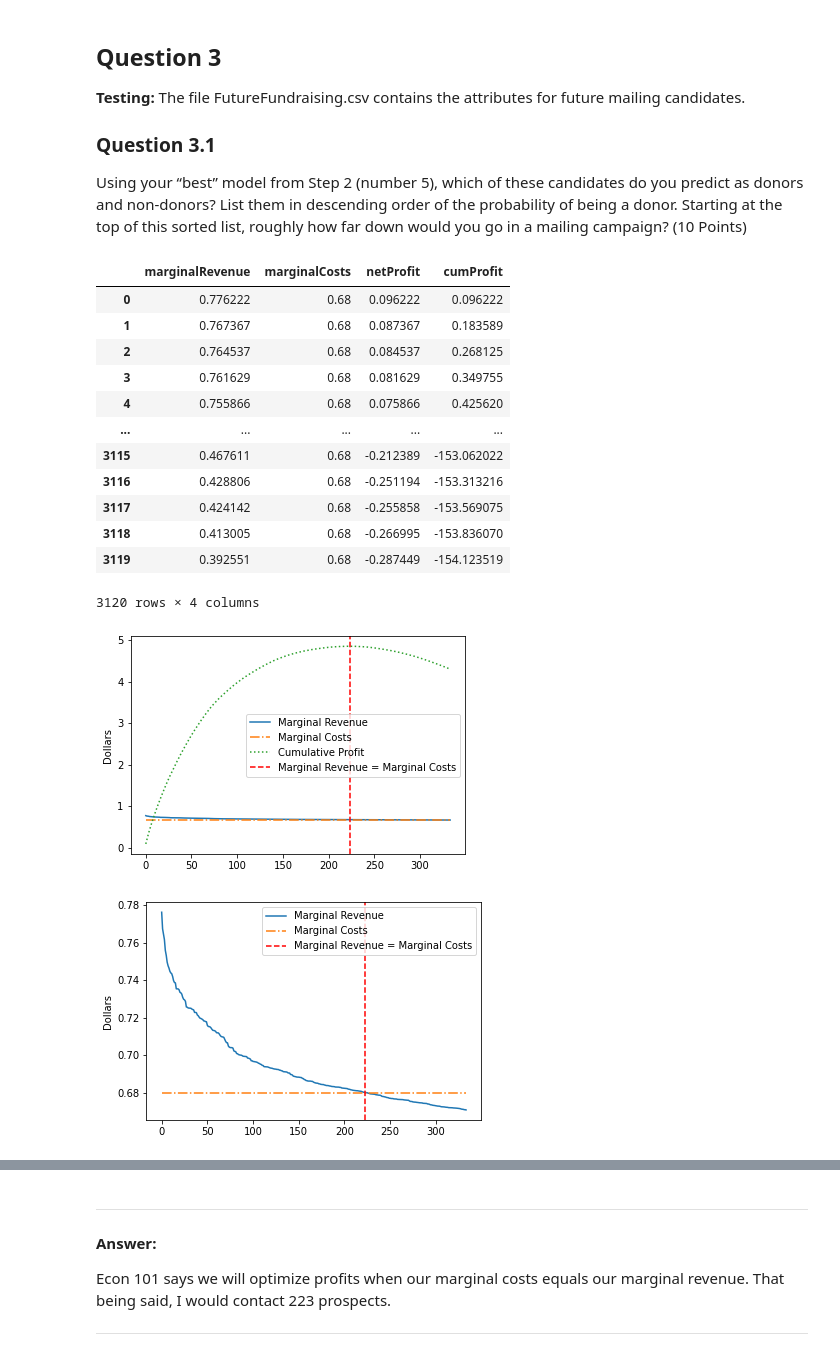
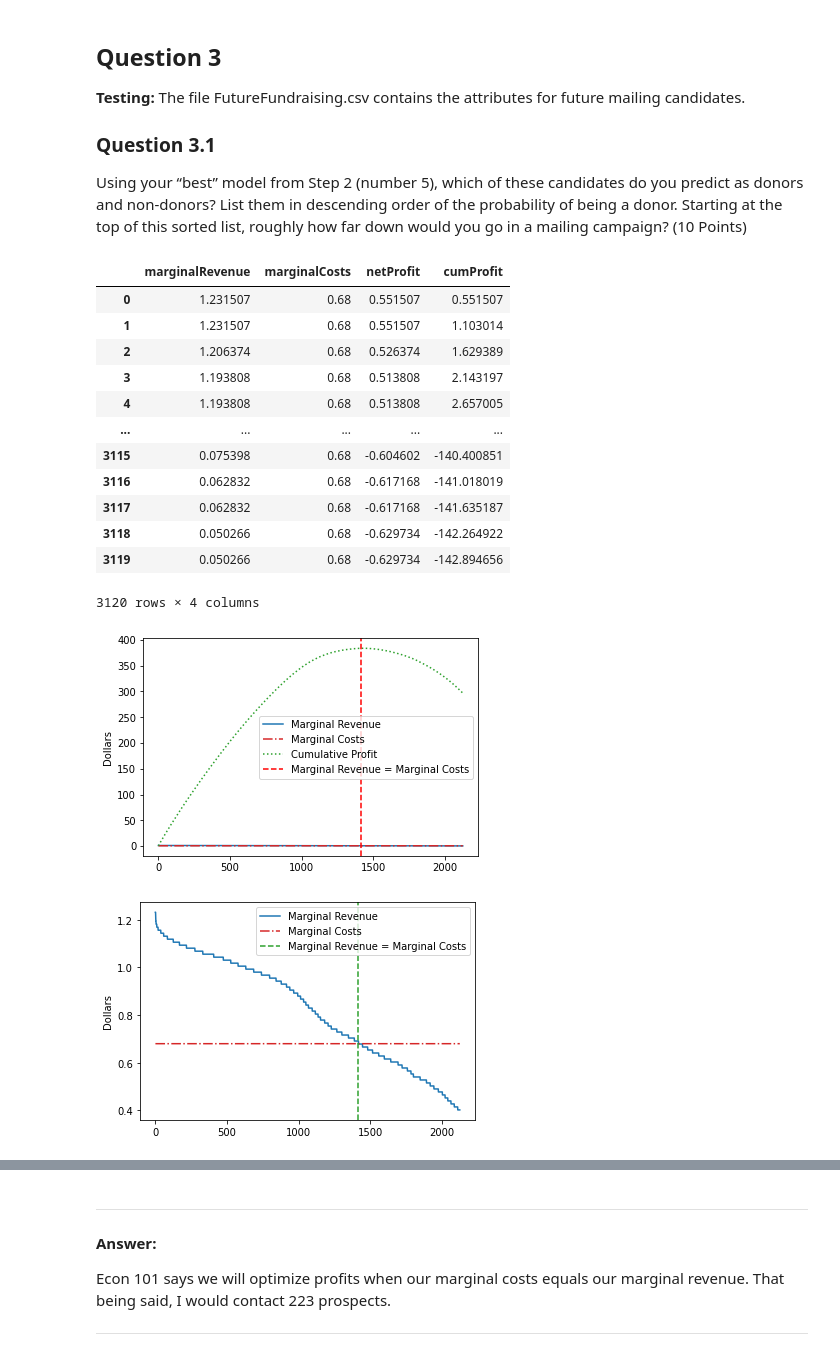
Before and after one commit to zachfreitas/ADS_505_Applied_Data_Sci_for_Business-, a Jupyter notebook: Module_4/Assignment_4/Assignment_4.ipynb, the cells around one changed output, grey strips where cells are left out. Cells and saved outputs as stored; diff of their text form; code cells hidden in the pictures.

```diff
--- a/Module_4/Assignment_4/Assignment_4.ipynb
+++ b/Module_4/Assignment_4/Assignment_4.ipynb
@@ -327,11 +327,3 @@ The purpose of doing classification under asymmetric response and cost is to for
 # %% [markdown]
 ### Question 2.3
 Calculate net profit: For each method, calculate the cumulative gains of net profit for both the training and validation sets based on the actual response rate (5.1%). Again, the expected donation, given that they are donors, is \$13.00, and the total cost of each mailing is \$0.68. (Hint: To calculate estimated net profit, we will need to undo the effects of the weighted sampling and calculate the net profit that would reflect the actual response distribution of 5.1% donors and 94.9% non-donors. To do this, divide each row’s net profit by the oversampling weights applicable to the actual status of that row. The oversampling weight for actual donors is 50%/5.1% = 9.8. The oversampling weight for actual non-donors is 50%/94.9% = 0.53). (10 Points)
-# %%
-def scoreAnalysis(df, model, response_rate = 0.051): # Dataframe, model, response_rate
-  scoreAnalysis = df.copy()
-  scoreAnalysis['purchaseProbability'] = model.predict_proba(X_test)
-  scoreAnalysis['spendingPrediction'] = linear_model.predict(X_test)
-  scoreAnalysis['adjustedSpendingPrediction'] = response_rate * scoreAnalysis['spendingPrediction']
-  scoreAnalysis['expectedSpending'] = scoreAnalysis['purchaseProbability'] * scoreAnalysis['adjustedSpendingPrediction']
-  return scoreAnalysis
@@ -338,3 +403,3 @@ def scoreAnalysis(df, model, response_rate = 0.051): # Dataframe, model, respons
 # %%
-rf_scoreAnalysis = scoreAnalysis()
+rf_scoreAnalysis
 # %% [output]
@@ -464,35 +467,35 @@ Select the best model: From your answer in (4), what do you think is the “best
 ### Question 3.1
 Using your “best” model from Step 2 (number 5), which of these candidates do you predict as donors and non-donors? List them in descending order of the probability of being a donor. Starting at the top of this sorted list, roughly how far down would you go in a mailing campaign? (10 Points)
 # %%
-mcmr = pd.DataFrame({'marginalRevenue': scoreAnalysis.sort_values(by=['expectedSpending'], ascending=False)['expectedSpending'].reset_index(drop=True)})
+mcmr = pd.DataFrame({'marginalRevenue': rf_scoreAnalysis.sort_values(by=['expectedSpending'], ascending=False)['expectedSpending'].reset_index(drop=True)})
 mcmr['marginalCosts'] = 0.68
 mcmr['netProfit'] = mcmr['marginalRevenue'] - mcmr['marginalCosts']
 mcmr['cumProfit'] = mcmr['netProfit'].cumsum()
 mcmr
 # %% [output]
 |  | marginalRevenue | marginalCosts | netProfit | cumProfit |
-| 0 | 0.776222 | 0.68 | 0.096222 | 0.096222 |
-| 1 | 0.767367 | 0.68 | 0.087367 | 0.183589 |
-| 2 | 0.764537 | 0.68 | 0.084537 | 0.268125 |
-| 3 | 0.761629 | 0.68 | 0.081629 | 0.349755 |
-| 4 | 0.755866 | 0.68 | 0.075866 | 0.425620 |
+| 0 | 1.231507 | 0.68 | 0.551507 | 0.551507 |
+| 1 | 1.231507 | 0.68 | 0.551507 | 1.103014 |
+| 2 | 1.206374 | 0.68 | 0.526374 | 1.629389 |
+| 3 | 1.193808 | 0.68 | 0.513808 | 2.143197 |
+| 4 | 1.193808 | 0.68 | 0.513808 | 2.657005 |
 | ... | ... | ... | ... | ... |
-| 3115 | 0.467611 | 0.68 | -0.212389 | -153.062022 |
-| 3116 | 0.428806 | 0.68 | -0.251194 | -153.313216 |
-| 3117 | 0.424142 | 0.68 | -0.255858 | -153.569075 |
-| 3118 | 0.413005 | 0.68 | -0.266995 | -153.836070 |
-| 3119 | 0.392551 | 0.68 | -0.287449 | -154.123519 |
+| 3115 | 0.075398 | 0.68 | -0.604602 | -140.400851 |
+| 3116 | 0.062832 | 0.68 | -0.617168 | -141.018019 |
+| 3117 | 0.062832 | 0.68 | -0.617168 | -141.635187 |
+| 3118 | 0.050266 | 0.68 | -0.629734 | -142.264922 |
+| 3119 | 0.050266 | 0.68 | -0.629734 | -142.894656 |
 3120 rows × 4 columns
 # %%
 profit_max = mcmr[mcmr['cumProfit'] == mcmr['cumProfit'].max()].index[0]
 
 import matplotlib.pyplot as plt
 plt.plot(mcmr['marginalRevenue'].head((profit_max*1.5).astype("int64"))
-, label = "Marginal Revenue", linestyle="-")
+, label = "Marginal Revenue", linestyle="-", color='C0')
 plt.plot(mcmr['marginalCosts'].head((profit_max*1.5).astype("int64"))
-, label = "Marginal Costs", linestyle="-.")
+, label = "Marginal Costs", linestyle="-.",color='C3')
 plt.plot(mcmr['cumProfit'].head((profit_max*1.5).astype("int64"))
-, label = "Cumulative Profit", linestyle=":")
+, label = "Cumulative Profit", linestyle=":", color='C2')
 plt.ylabel('Dollars')
 plt.axvline(x=profit_max,
             label = 'Marginal Revenue = Marginal Costs',
@@ -500,21 +503,21 @@ plt.axvline(x=profit_max,
 plt.legend()
 plt.show()
 # %% [output]
-[figure, old version]
+[figure, new version]
 # %%
 import matplotlib.pyplot as plt
 plt.plot(mcmr['marginalRevenue'].head((profit_max*1.5).astype("int64"))
-, label = "Marginal Revenue", linestyle="-")
+, label = "Marginal Revenue", linestyle="-", color='C0')
 plt.plot(mcmr['marginalCosts'].head((profit_max*1.5).astype("int64"))
-, label = "Marginal Costs", linestyle="-.")
+, label = "Marginal Costs", linestyle="-.", color='C3')
 plt.ylabel('Dollars')
 plt.axvline(x=profit_max,
             label = 'Marginal Revenue = Marginal Costs',
-            color = 'red', linestyle="--")
+            linestyle="--", color='C2')
 plt.legend()
 plt.show()
 # %% [output]
-[figure, old version]
+[figure, new version]
 # %%
 # Profit Maximizing point
 profit_max
```
Also changed, not shown: parts of 14 cells of this notebook.
